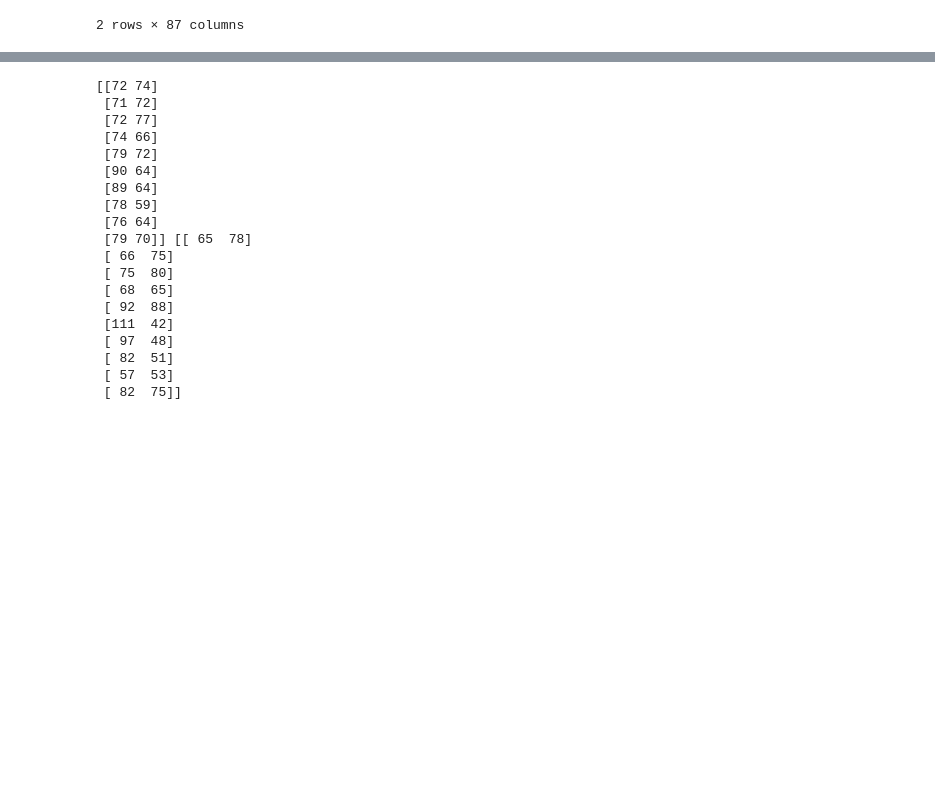
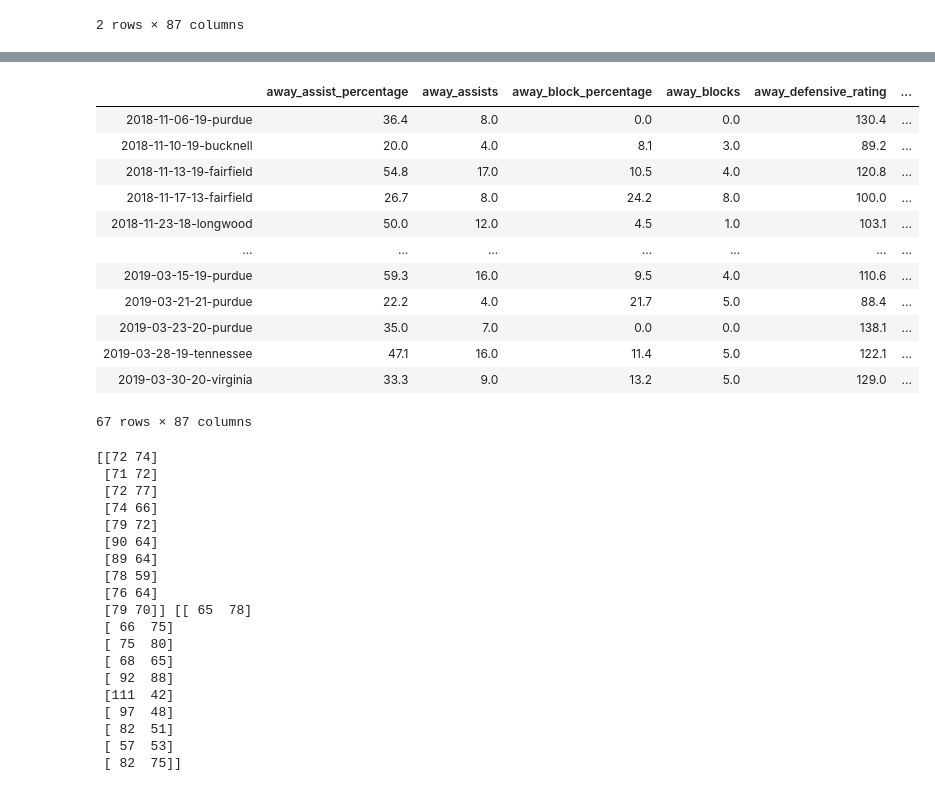
Before and after one commit to MachineEarnedRuns/NCAAB-Game-Predictor-WIP-, a Jupyter notebook: NCAA Men's Basketball Game Predictor.ipynb, the cells around one changed output, grey strips where cells are left out. Drawn from its saved outputs; the diff is of its cells as text; code cells hidden in the pictures; blank space fills up the shorter version.

```diff
--- a/NCAA Men's Basketball Game Predictor.ipynb
+++ b/NCAA Men's Basketball Game Predictor.ipynb
@@ -221,2 +696,2 @@ dataset = pd.DataFrame()
 # %%
-purdue = dataset.copy()
+df = dataset.copy()
@@ -246,10 +697,0 @@ ConnectionError: HTTPSConnectionPool(host='www.sports-reference.com', port=443):
-# %%
-dataset = pd.DataFrame()
-#teams = Teams(year = 2018)
-for team in teams:
-    if team.abbreviation != 'PURDUE':
-        dataset['team']=team.abbreviation
-        print(team.abbreviation)
-        df = team.schedule.dataframe_extended
-        df['team']=team.abbreviation
-        dataset = pd.concat([dataset, df])
@@ -300,3 +707,19 @@ purdue
+# %%
+df
+# %% [output]
+|  | away_assist_percentage | away_assists | away_block_percentage | away_blocks | away_defensive_rating | ... |
+| 2018-11-06-19-purdue | 36.4 | 8.0 | 0.0 | 0.0 | 130.4 | ... |
+| 2018-11-10-19-bucknell | 20.0 | 4.0 | 8.1 | 3.0 | 89.2 | ... |
+| 2018-11-13-19-fairfield | 54.8 | 17.0 | 10.5 | 4.0 | 120.8 | ... |
+| 2018-11-17-13-fairfield | 26.7 | 8.0 | 24.2 | 8.0 | 100.0 | ... |
+| 2018-11-23-18-longwood | 50.0 | 12.0 | 4.5 | 1.0 | 103.1 | ... |
+| ... | ... | ... | ... | ... | ... | ... |
+| 2019-03-15-19-purdue | 59.3 | 16.0 | 9.5 | 4.0 | 110.6 | ... |
+| 2019-03-21-21-purdue | 22.2 | 4.0 | 21.7 | 5.0 | 88.4 | ... |
+| 2019-03-23-20-purdue | 35.0 | 7.0 | 0.0 | 0.0 | 138.1 | ... |
+| 2019-03-28-19-tennessee | 47.1 | 16.0 | 11.4 | 5.0 | 122.1 | ... |
+| 2019-03-30-20-virginia | 33.3 | 9.0 | 13.2 | 5.0 | 129.0 | ... |
+67 rows × 87 columns
 # %%
 FIELDS_TO_DROP = ['away_points', 'home_points', 'date', 'location',
                   'losing_abbr', 'losing_name', 'winner', 'winning_abbr',
```
Also changed, not shown: parts of 11 cells of this notebook.
